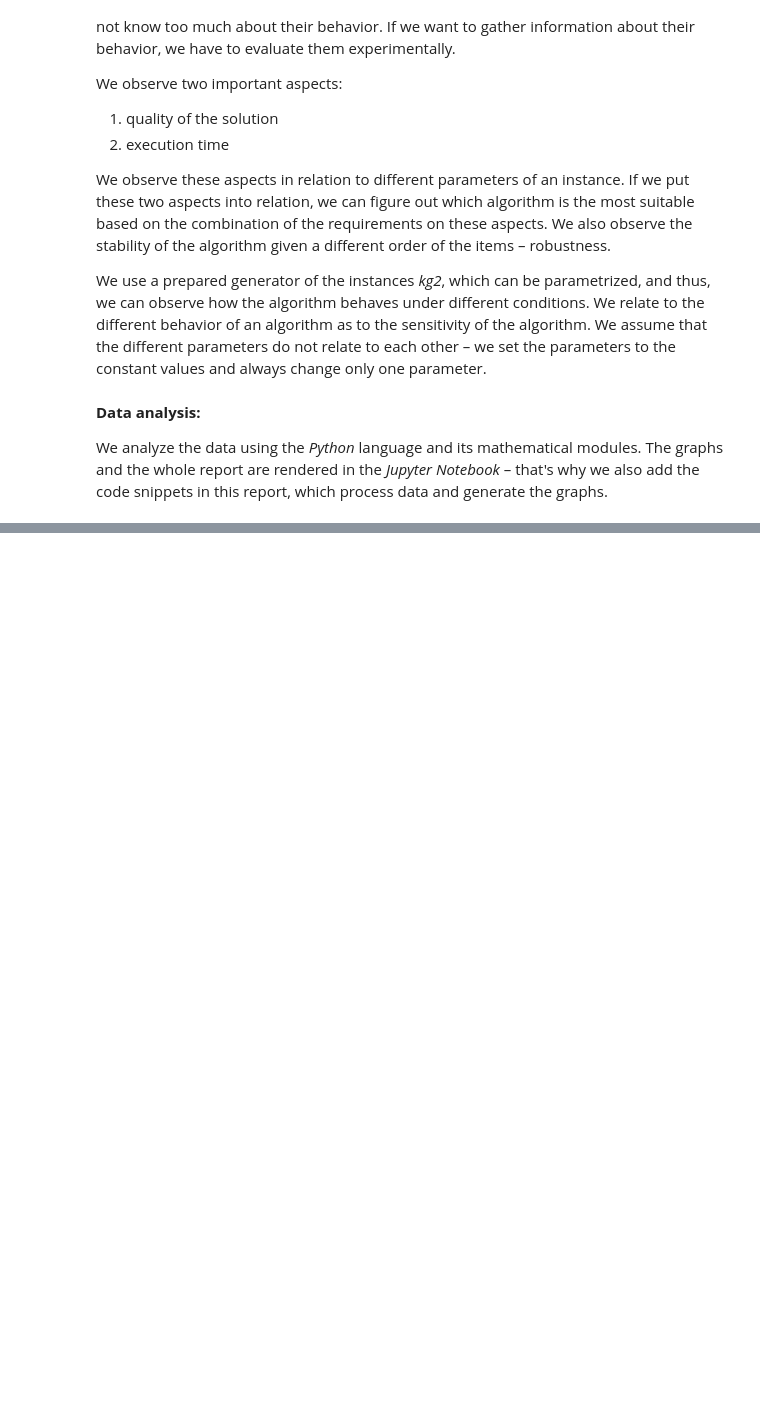
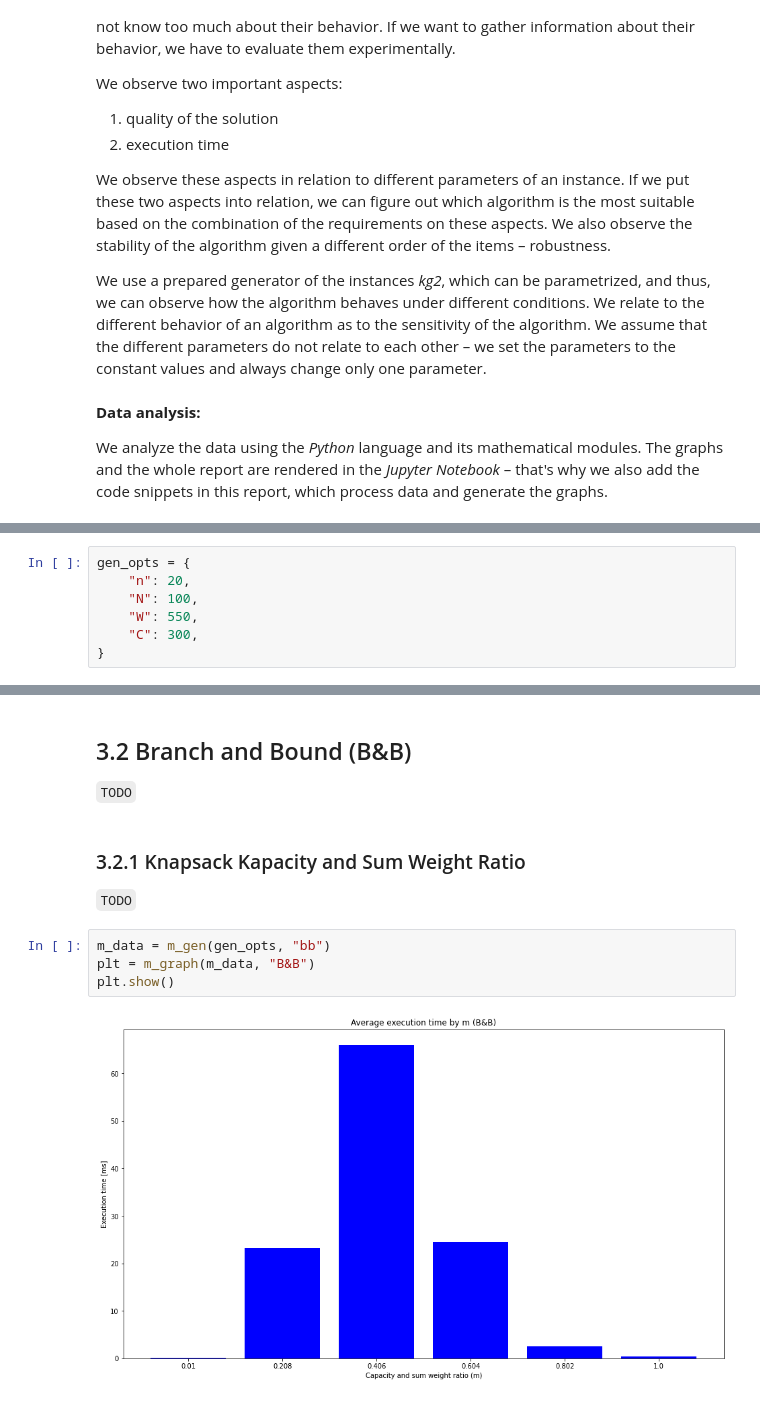
Before and after one commit to patrotom/combinatorial-optimization-problems, a Jupyter notebook: experimental_evaluation/notebooks/experimental_evaluation.ipynb, the cells around one changed output, grey strips where cells are left out. Saved outputs shown, nothing was run; the diff lists cells and outputs as text; blank space fills up the shorter version.

Commit message:
Finish first part of report and add functions for graphs

```diff
--- a/experimental_evaluation/notebooks/experimental_evaluation.ipynb
+++ b/experimental_evaluation/notebooks/experimental_evaluation.ipynb
@@ -218,0 +374,7 @@ Computer configuration:
+# %%
+gen_opts = {
+    "n": 20,
+    "N": 100,
+    "W": 550,
+    "C": 300,
+}
@@ -218,0 +385,14 @@ Computer configuration:
+# %% [markdown]
+## 3.2 Branch and Bound (B&B)
+
+`TODO`
+# %% [markdown]
+### 3.2.1 Knapsack Kapacity and Sum Weight Ratio
+
+`TODO`
+# %%
+m_data = m_gen(gen_opts, "bb")
+plt = m_graph(m_data, "B&B")
+plt.show()
+# %% [output]
+[figure, added]
```
Also changed, not shown: parts of 26 cells of this notebook, 3 other files.
